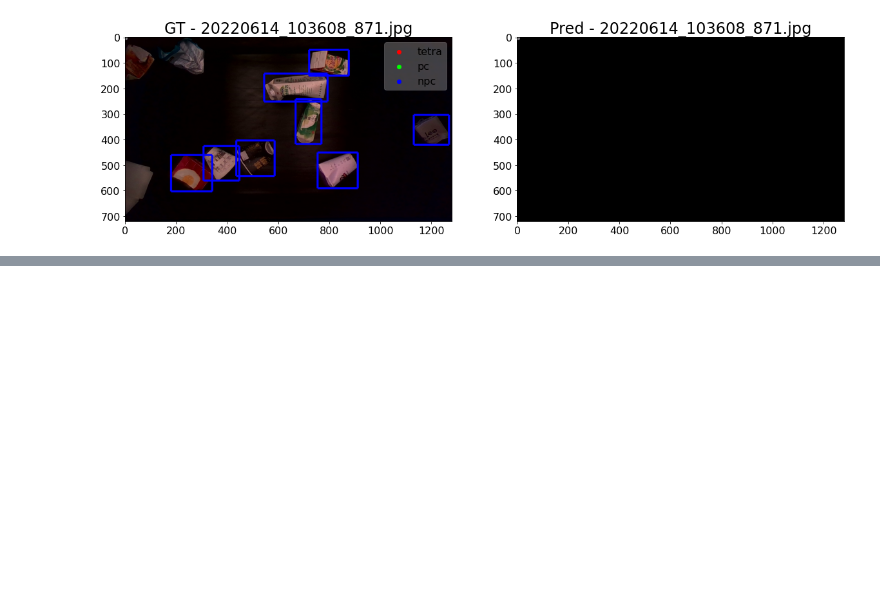
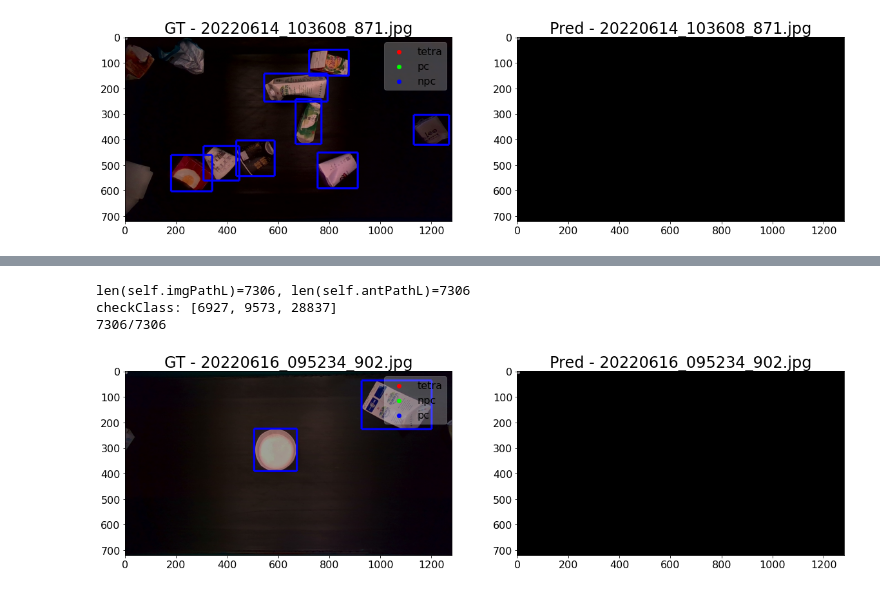
Before and after one commit to bnbsking/0-DETReg, a Jupyter notebook: _code1/preprocessingDownstream.ipynb, the cells around one changed output, grey strips where cells are left out. Saved outputs shown, nothing was run; the diff lists cells and outputs as text; code cells hidden in the pictures; blank space fills up the shorter version.

```diff
--- a/_code1/preprocessingDownstream.ipynb
+++ b/_code1/preprocessingDownstream.ipynb
@@ -53,0 +65,11 @@ len(self.imgPathL)=3145, len(self.antPathL)=3145
+# %%
+obj = PrepareDownstream("DF_WuGu_Relay_36K/testset", "DF_WuGu_Relay_36K/testset", ['tetra','npc','pc'], "wuguv1_test")
+#obj.checkShape()
+obj.checkClass()
+obj.convertCoco("val")
+obj.show()
+# %% [output]
+len(self.imgPathL)=7306, len(self.antPathL)=7306
+checkClass: [6927, 9573, 28837]
+7306/7306
+[figure, added]
```
Also changed, not shown: parts of 2 cells of this notebook, 7 other files.
